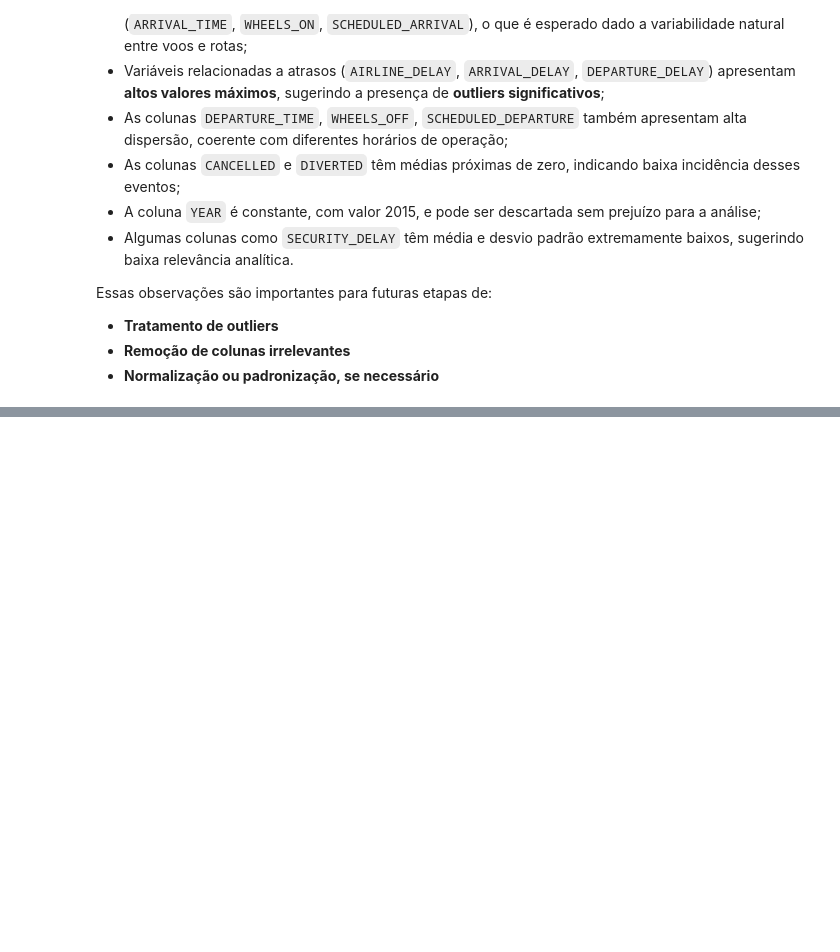
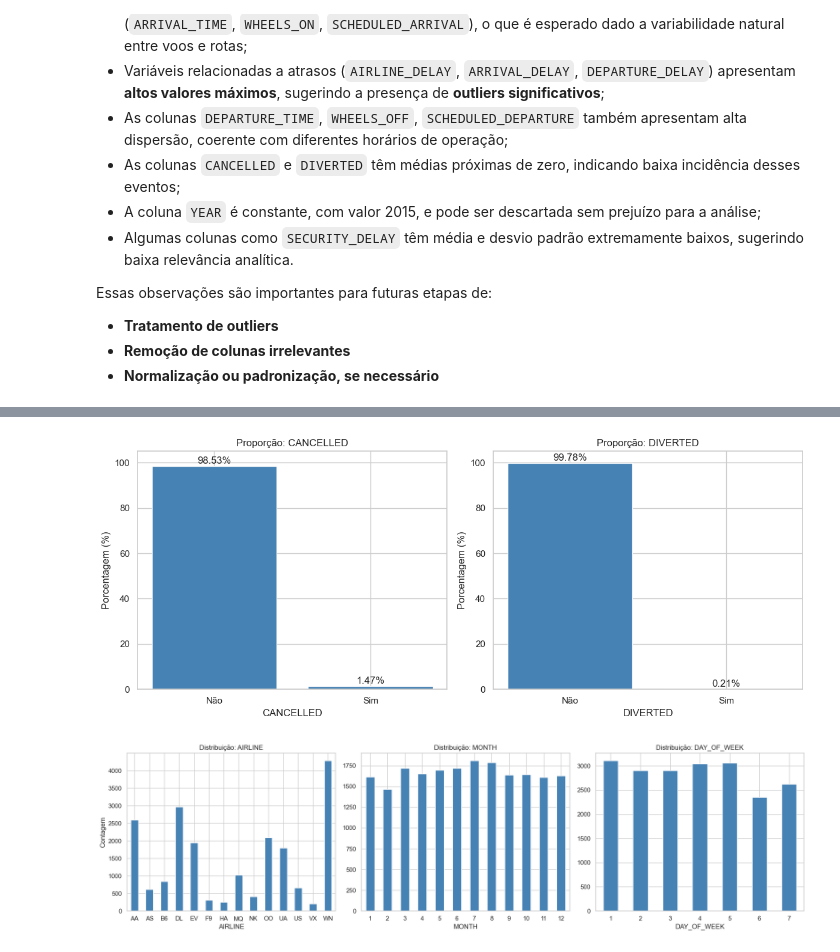
Before and after one commit to Szyfman/MVP_PUC_2, a Jupyter notebook: MVP_2_PUC_Daniel_Szyfman.ipynb, the cells around one changed output, grey strips where cells are left out. Drawn from its saved outputs; the diff is of its cells as text; code cells hidden in the pictures; blank space fills up the shorter version.

```diff
--- a/MVP_2_PUC_Daniel_Szyfman.ipynb
+++ b/MVP_2_PUC_Daniel_Szyfman.ipynb
@@ -195,0 +255,55 @@ Essas observações são importantes para futuras etapas de:
+# %%
+# Função de plot para variáveis binárias
+def plot_proporcao_legenda_horizontal(colunas, labels={0: 'Não', 1: 'Sim'}):
+    fig, axes = plt.subplots(1, len(colunas), figsize=(12, 5))
+
+    for i, coluna in enumerate(colunas):
+        proporcao = df[coluna].value_counts(normalize=True).sort_index() * 100
+        ax = axes[i]
+        bars = ax.bar(range(len(proporcao)), proporcao, color='steelblue')
+
+        # Ajusta os rótulos
+        ax.set_xticks(range(len(proporcao)))
+        ax.set_xticklabels([labels.get(val, str(val)) for val in proporcao.index])
+        ax.set_title(f'Proporção: {coluna}')
+        ax.set_ylabel('Porcentagem (%)')
+        ax.set_xlabel(coluna)
+        ax.set_ylim(0, 105)
+
+        # Adiciona porcentagens no topo
+        for j, p in enumerate(proporcao):
+            ax.text(j, p + 1, f'{p:.2f}%', ha='center')
+
+    plt.tight_layout()
+    plt.show()
+
+# Executando para CANCELLED e DIVERTED
+plot_proporcao_legenda_horizontal(['CANCELLED', 'DIVERTED'])
+
+
+fig, axes = plt.subplots(1, 3, figsize=(18, 5))
+
+# Plot - AIRLINE
+df['AIRLINE'].value_counts().sort_index().plot(kind='bar', ax=axes[0], color='steelblue')
+axes[0].set_title('Distribuição: AIRLINE')
+axes[0].set_ylabel('Contagem')
+axes[0].set_xlabel('AIRLINE')
+axes[0].set_xticklabels(axes[0].get_xticklabels(), rotation=0)
+
+# Plot - MONTH
+df['MONTH'].value_counts().sort_index().plot(kind='bar', ax=axes[1], color='steelblue')
+axes[1].set_title('Distribuição: MONTH')
+axes[1].set_xlabel('MONTH')
+axes[1].set_xticklabels(axes[1].get_xticklabels(), rotation=0)
+
+# Plot - DAY_OF_WEEK
+df['DAY_OF_WEEK'].value_counts().sort_index().plot(kind='bar', ax=axes[2], color='steelblue')
+axes[2].set_title('Distribuição: DAY_OF_WEEK')
+axes[2].set_xlabel('DAY_OF_WEEK')
+axes[2].set_xticklabels(axes[2].get_xticklabels(), rotation=0)
+
+plt.tight_layout()
+plt.show()
+# %% [output]
+[figure, added]
+[figure, added]
```
Also changed, not shown: parts of 8 cells of this notebook.
